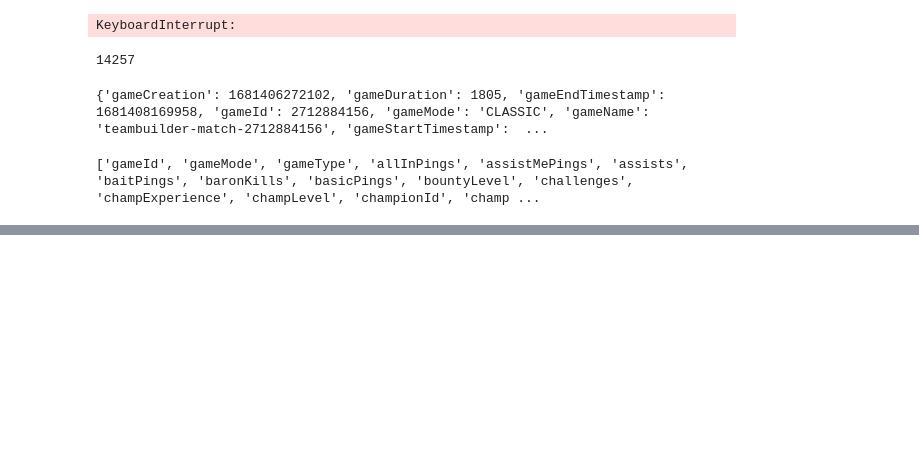
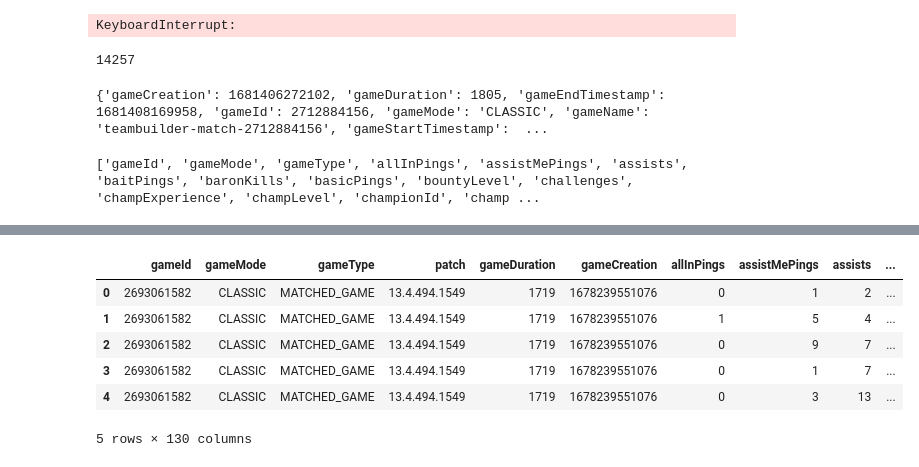
Before and after one commit to guilhermefmk/lol_data_pipeline, a Jupyter notebook: explore.ipynb, the cells around one changed output, grey strips where cells are left out. Cells and saved outputs as stored; diff of their text form; code cells hidden in the pictures; blank space fills up the shorter version.

Commit message:
match_data to gcs done

```diff
--- a/explore.ipynb
+++ b/explore.ipynb
@@ -155,0 +176,29 @@ df['timestamp'] = pd.Timestamp.now().strftime('%Y-%m-%d')
+# %%
+def struct_dict(dados) -> list:
+    game_id = dados['info']['gameId']
+    game_mode = dados['info']['gameMode']
+    game_type = dados['info']['gameType']
+    patch = dados['info']['gameVersion']
+    participantes = dados['info']['participants']
+    game_creation = dados['info']['gameCreation']
+    game_start = dados['info']['gameStartTimestamp']
+    game_end = dados['info']['gameStartTimestamp']
+    game_duration = dados['info']['gameDuration']
+
+    lista_participantes = []
+    for p in participantes:
+        d = {
+                'gameId': game_id,
+                'gameMode': game_mode,
+                'gameType': game_type,
+                'patch': patch,
+                'gameStart': game_start,
+                'gameEnd': game_end,
+                'gameDuration': game_duration,
+                'gameCreation': game_creation
+            }
+        p.pop('challenges', None)
+        p.pop('perks', None)
+        d.update(p)
+        lista_participantes.append(d)
+    return lista_participantes
@@ -155,0 +211,23 @@ df['timestamp'] = pd.Timestamp.now().strftime('%Y-%m-%d')
+# %%
+contador = 0
+for index, row in df.iterrows():
+    contador += 1
+    if contador < 10:
+        time.sleep(1)
+        json_response = get_match_data(row['match_id'], headers)
+        dados_participantes = struct_dict(json_response)
+        df_partida = pd.DataFrame(dados_participantes)
+        df_main = pd.concat([df_main, df_partida], ignore_index=True)
+    else:
+        break
+df_main['timestamp'] = pd.Timestamp.now().strftime('%Y-%m-%d')
+# %%
+df_main.head()
+# %% [output]
+|  | gameId | gameMode | gameType | patch | gameDuration | gameCreation | allInPings | assistMePings | assists | ... |
+| 0 | 2693061582 | CLASSIC | MATCHED_GAME | 13.4.494.1549 | 1719 | 1678239551076 | 0 | 1 | 2 | ... |
+| 1 | 2693061582 | CLASSIC | MATCHED_GAME | 13.4.494.1549 | 1719 | 1678239551076 | 1 | 5 | 4 | ... |
+| 2 | 2693061582 | CLASSIC | MATCHED_GAME | 13.4.494.1549 | 1719 | 1678239551076 | 0 | 9 | 7 | ... |
+| 3 | 2693061582 | CLASSIC | MATCHED_GAME | 13.4.494.1549 | 1719 | 1678239551076 | 0 | 1 | 7 | ... |
+| 4 | 2693061582 | CLASSIC | MATCHED_GAME | 13.4.494.1549 | 1719 | 1678239551076 | 0 | 3 | 13 | ... |
+5 rows × 130 columns
```
Also changed, not shown: parts of 12 cells of this notebook, 2 other files.
